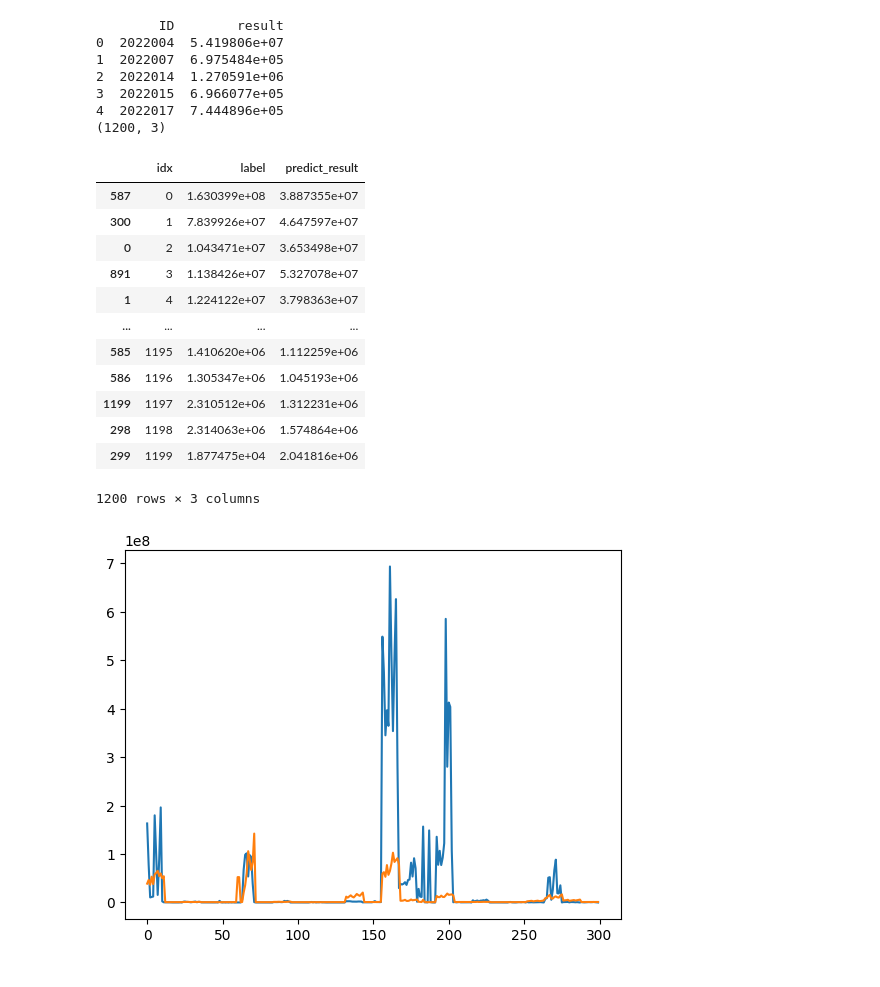
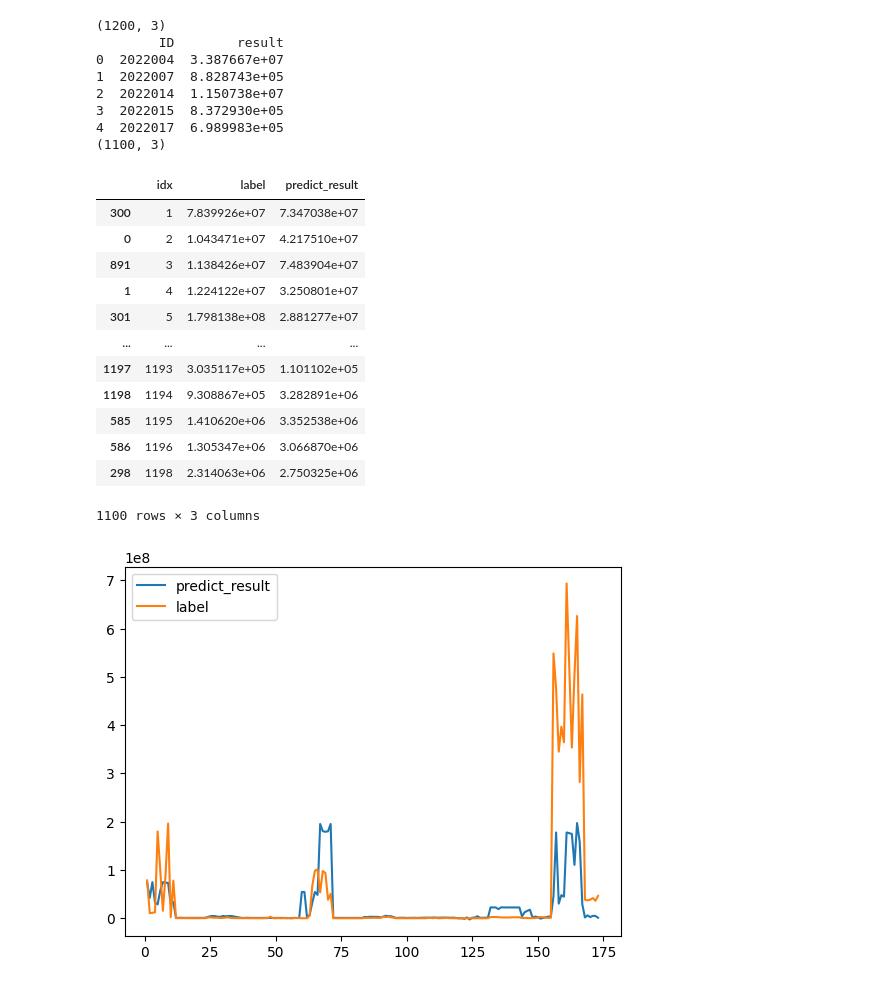
Before and after one commit to simfeng/seed2022, a Jupyter notebook: load_and_predict.ipynb, the cells around one changed output. Drawn from its saved outputs; the diff is of its cells as text; code cells hidden in the pictures.

Commit message:
update result process

```diff
--- a/load_and_predict.ipynb
+++ b/load_and_predict.ipynb
@@ -52,52 +52,67 @@ predict_data_season
 # %%
+# 季度数据处理
 predict_data = pd.read_csv(base_dir / 'result.csv').sort_values('idx')[[
     'idx', 'label', 'predict_result'
 ]]
-# print(predict_data)
+predict_data.to_csv('output/result_sort.csv')
+print(predict_data.shape)
 
 templ_df = pd.read_csv(base_dir / 'ID_date_templ_test.csv')
 
-templ_df = pd.DataFrame(templ_df['ID'].unique(), columns=['ID']).sort_values('ID')
+submit_df = pd.DataFrame(templ_df['ID'].unique(),
+                         columns=['ID']).sort_values('ID')
 # templ_df['result'] = predict_data['label']
-templ_df['result'] = predict_data.iloc[
+submit_df['result'] = predict_data.iloc[
     11::12, :].reset_index()['predict_result']
+# submit_df = templ_df.reset_index(drop=True)
+print(submit_df.head())
+submit_df.to_csv('output/submit.csv', index=False, header=False)
+
+last_season_index = [i for i in range(100*12)][11::12]
+# print(predict_data.iloc[last_season_index, :].reset_index()['predict_result'].head())
 # print(predict_data.iloc[11::12, :]['predict_result'])
 # # templ_df = templ_df.groupby('ID').tail(3)[['ID', 'result']].groupby('ID').sum()
 # print('1111', templ_df.shape)
-print(templ_df.head())
-templ_df.to_csv('output/submit.csv')
 
 # predict_data.head(10)
 # predict_data.to_csv('output/pp.csv')
-predict_data_season = predict_data
 
+# print(last_season_index)
+# predict_data_season = predict_data
+predict_data_season = predict_data.drop(axis=0,
+                                        index=last_season_index,
+                                        inplace=False)
+
+# 如果取没12行的前11行
 # predict_data_season[:10].plot()
-plt.plot(predict_data[:300]['idx'],
-         predict_data[:300][['label', 'predict_result']])
+line = plt.plot(predict_data_season[0:160]['idx'],
+         predict_data_season[0:160][['predict_result', 'label']]) # 黄色是label，蓝色是predict
+plt.legend(iter(line), ['predict_result', 'label'])
 print(predict_data_season.shape)
 predict_data_season
 # %% [output]
+(1200, 3)
         ID        result
-0  2022004  5.419806e+07
-1  2022007  6.975484e+05
-2  2022014  1.270591e+06
-3  2022015  6.966077e+05
-4  2022017  7.444896e+05
-(1200, 3)
+0  2022004  3.387667e+07
+1  2022007  8.828743e+05
+2  2022014  1.150738e+07
+3  2022015  8.372930e+05
+4  2022017  6.989983e+05
+(1100, 3)
 |  | idx | label | predict_result |
-| 587 | 0 | 1.630399e+08 | 3.887355e+07 |
-| 300 | 1 | 7.839926e+07 | 4.647597e+07 |
-| 0 | 2 | 1.043471e+07 | 3.653498e+07 |
-| 891 | 3 | 1.138426e+07 | 5.327078e+07 |
-| 1 | 4 | 1.224122e+07 | 3.798363e+07 |
+| 300 | 1 | 7.839926e+07 | 7.347038e+07 |
+| 0 | 2 | 1.043471e+07 | 4.217510e+07 |
+| 891 | 3 | 1.138426e+07 | 7.483904e+07 |
+| 1 | 4 | 1.224122e+07 | 3.250801e+07 |
+| 301 | 5 | 1.798138e+08 | 2.881277e+07 |
 | ... | ... | ... | ... |
-| 585 | 1195 | 1.410620e+06 | 1.112259e+06 |
-| 586 | 1196 | 1.305347e+06 | 1.045193e+06 |
-| 1199 | 1197 | 2.310512e+06 | 1.312231e+06 |
-| 298 | 1198 | 2.314063e+06 | 1.574864e+06 |
-| 299 | 1199 | 1.877475e+04 | 2.041816e+06 |
+| 1197 | 1193 | 3.035117e+05 | 1.101102e+05 |
+| 1198 | 1194 | 9.308867e+05 | 3.282891e+06 |
+| 585 | 1195 | 1.410620e+06 | 3.352538e+06 |
+| 586 | 1196 | 1.305347e+06 | 3.066870e+06 |
+| 298 | 1198 | 2.314063e+06 | 2.750325e+06 |
-1200 rows × 3 columns
+1100 rows × 3 columns
-[figure, old version]
+[figure, new version]
 # %%
 from sklearn.metrics import mean_squared_error, r2_score
 import numpy as np
```
Also changed, not shown: parts of 3 cells of this notebook.
